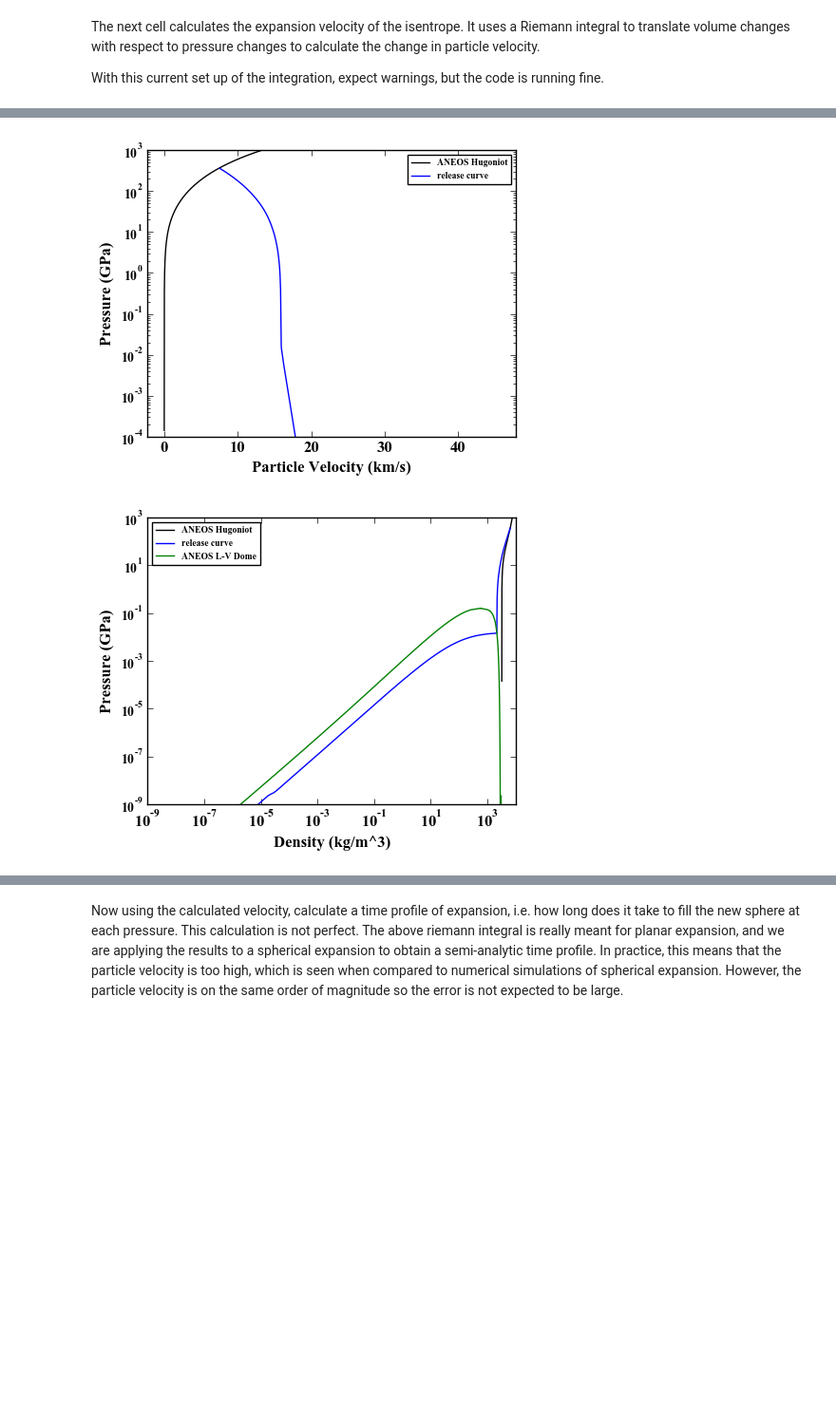
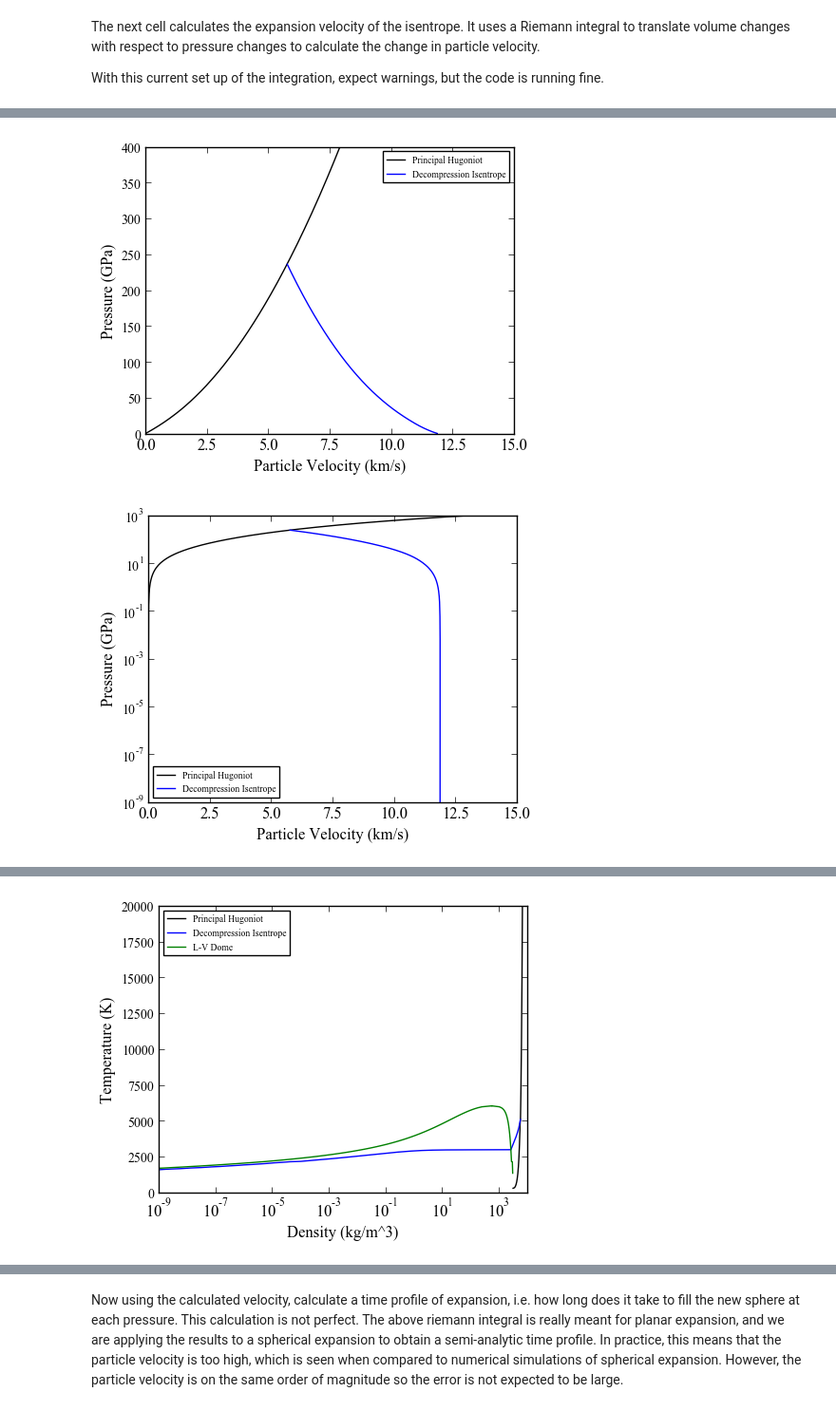
Before and after one commit to edavi006/Vapor_Plume_Expansion, a Jupyter notebook: Calculations/aneos-forsterite-2019-master/VaporPlumeExpansion.ipynb, the cells around one changed output, grey strips where cells are left out. Shown at 95% size. Cells and saved outputs as stored; diff of their text form; code cells hidden in the pictures; blank space fills up the shorter version.

Commit message:
Started Making PDFs for paper plotting

```diff
--- a/Calculations/aneos-forsterite-2019-master/VaporPlumeExpansion.ipynb
+++ b/Calculations/aneos-forsterite-2019-master/VaporPlumeExpansion.ipynb
@@ -23,11 +23,11 @@ Order of operations
 #User parameter inputs
 #Simple user inputs, nothing else should need changing
 #Enotropy value of the release isentrope
-S_cho=5000 #J/K/kg
+S_cho=4000 #J/K/kg
 
 #Assume spherical expansion for volume
 #Input initial compressed radius
-ri=10 #km
+ri=1 #km
 tp=5.2 #Pa, typical for silicates, change if different material
 
 #Set up array size for later on vapor fraction calculation
@@ -342,8 +345,23 @@ up_exp[0]=up_exp[1]
 ####EOS PLOTTING###
 ##P-UP###
 plt.figure()
-plt.plot(forsthug.up,forsthug.P,'-',color='black',label='ANEOS Hugoniot')
-plt.plot(up_exp,forstEOS.P[S_ind,:P_ind+1],'-',color='blue',label='release curve')
+plt.plot(forsthug.up,forsthug.P,'-',color='black',label='Principal Hugoniot')
+plt.plot(up_exp,forstEOS.P[S_ind,:P_ind+1],'-',color='blue',label='Decompression Isentrope')
+
+#plt.semilogy()
+
+plt.ylabel('Pressure (GPa)')
+plt.xlabel('Particle Velocity (km/s)')
+plt.legend(loc='best', fontsize='x-small',numpoints=1,scatterpoints=1)
+
+plt.xlim(0,15)
+plt.ylim(0,400)
+plt.savefig('P_Up_ExpansionVelocity.pdf', format='pdf', dpi=1000)
+
+##P-UP###
+plt.figure()
+plt.plot(forsthug.up,forsthug.P,'-',color='black',label='Principal Hugoniot')
+plt.plot(up_exp,forstEOS.P[S_ind,:P_ind+1],'-',color='blue',label='Decompression Isentrope')
 
 plt.semilogy()
 
@@ -351,14 +369,15 @@ plt.ylabel('Pressure (GPa)')
 plt.xlabel('Particle Velocity (km/s)')
 plt.legend(loc='best', fontsize='x-small',numpoints=1,scatterpoints=1)
 
-#plt.xlim(0,20)
-plt.ylim(0.0001,1000)
+plt.xlim(0,15)
+plt.ylim(10**(-9),1000)
+plt.savefig('P_Up_ExpansionVelocity_log.pdf', format='pdf', dpi=1000)
 
 ##P-rho###
 plt.figure()
-plt.plot(forsthug.rho,forsthug.P,'-',color='black',label='ANEOS Hugoniot')
-plt.plot(forstEOS.rho[:P_ind+1],forstEOS.P[S_ind,:P_ind+1],'-',color='blue',label='release curve')
-plt.plot(NewEOS.vc.rl*1000,NewEOS.vc.Pl,'-',color='green',label='ANEOS L-V Dome')
+plt.plot(forsthug.rho,forsthug.P,'-',color='black',label='Principal Hugoniot')
+plt.plot(forstEOS.rho[:P_ind+1],forstEOS.P[S_ind,:P_ind+1],'-',color='blue',label='Decompression Isentrope')
+plt.plot(NewEOS.vc.rl*1000,NewEOS.vc.Pl,'-',color='green',label='L-V Dome')
 plt.plot(NewEOS.vc.rv*1000,NewEOS.vc.Pv,'-',color='green')
 
 plt.semilogy()
@@ -367,50 +386,73 @@ plt.semilogx()
 plt.ylabel('Pressure (GPa)')
 plt.xlabel('Density (kg/m^3)')
 plt.legend(loc='best', fontsize='x-small',numpoints=1,scatterpoints=1)
+plt.savefig('P_Rho_decompression.pdf', format='pdf', dpi=1000)
 
 #plt.xlim(0,20)
 plt.ylim(10**(-9),1000)
 plt.xlim(10**(-9),10000)
 
+##P-rho###
+plt.figure()
+plt.plot(forsthug.rho,forsthug.P,'-',color='black',label='Principal Hugoniot')
+plt.plot(forstEOS.rho[:P_ind+1],forstEOS.P[S_ind,:P_ind+1],'-',color='blue',label='Decompression Isentrope')
+plt.plot(NewEOS.vc.rl*1000,NewEOS.vc.Pl,'-',color='green',label='L-V Dome')
+plt.plot(NewEOS.vc.rv*1000,NewEOS.vc.Pv,'-',color='green')
+
+plt.semilogy()
+#plt.semilogx()
+
+plt.ylabel('Pressure (GPa)')
+plt.xlabel('Density (kg/m^3)')
+plt.legend(loc='best', fontsize='x-small',numpoints=1,scatterpoints=1)
+
+
+#plt.xlim(0,20)
+plt.ylim(10**(-7),400)
+plt.xlim(1000,6000)
+plt.savefig('P_Rho_decompression_lin.pdf', format='pdf', dpi=1000)
+
 ##/t-rho###
 plt.figure()
-plt.plot(forsthug.rho,forsthug.T,'-',color='black',label='ANEOS Hugoniot')
-plt.plot(forstEOS.rho[:P_ind+1],forstEOS.T[S_ind,:P_ind+1],'-',color='blue',label='release curve')
-plt.plot(NewEOS.vc.rl*1000,NewEOS.vc.T,'-',color='green',label='ANEOS L-V Dome')
+plt.plot(forsthug.rho,forsthug.T,'-',color='black',label='Principal Hugoniot')
+plt.plot(forstEOS.rho[:P_ind+1],forstEOS.T[S_ind,:P_ind+1],'-',color='blue',label='Decompression Isentrope')
+plt.plot(NewEOS.vc.rl*1000,NewEOS.vc.T,'-',color='green',label='L-V Dome')
 plt.plot(NewEOS.vc.rv*1000,NewEOS.vc.T,'-',color='green')
 
 #plt.semilogy()
 plt.semilogx()
 
 
 plt.ylabel('Temperature (K)')
 plt.xlabel('Density (kg/m^3)')
 plt.legend(loc='best', fontsize='x-small',numpoints=1,scatterpoints=1)
 
 #plt.xlim(0,20)
 plt.ylim(0,20000)
 plt.xlim(10**(-9),10000)
+plt.savefig('T_Rho_decompression.pdf', format='pdf', dpi=1000)
 
 ##P-T###
 plt.figure()
-plt.plot(forsthug.T,forsthug.P,'-',color='black',label='ANEOS Hugoniot')
-plt.plot(forstEOS.T[S_ind,:P_ind+1],forstEOS.P[S_ind,:P_ind+1],'-',color='blue',label='release curve')
-plt.plot(NewEOS.vc.T,NewEOS.vc.Pv,'-',color='green',label='ANEOS L-V Dome')
+plt.plot(forsthug.T,forsthug.P,'-',color='black',label='Principal Hugoniot')
+plt.plot(forstEOS.T[S_ind,:P_ind+1],forstEOS.P[S_ind,:P_ind+1],'-',color='blue',label='Decompression Isentrope')
+plt.plot(NewEOS.vc.T,NewEOS.vc.Pv,'-',color='green',label='L-V Phase Boundary')
 
 #NewEOS.vc.T
 
 plt.semilogy()
+plt.semilogx()
 
 plt.ylabel('Pressure (GPa)')
 plt.xlabel('Temperature (K)')
 plt.legend(loc='best', fontsize='x-small',numpoints=1,scatterpoints=1)
 
-plt.xlim(0,15000)
-plt.ylim(0.0001,1000)
-
+plt.xlim(100,10000)
+plt.ylim(10**(-9),1000)
+plt.savefig('T_P_decompression.pdf', format='pdf', dpi=1000)
 
 
 plt.show()
 # %% [output]
-[figure, old version]
+[figure, new version]
-[figure, old version]
+[figure, new version]
@@ -418,0 +461 @@ plt.show()
+[figure, added]
```
Also changed, not shown: parts of 10 cells of this notebook, 10 other files.
